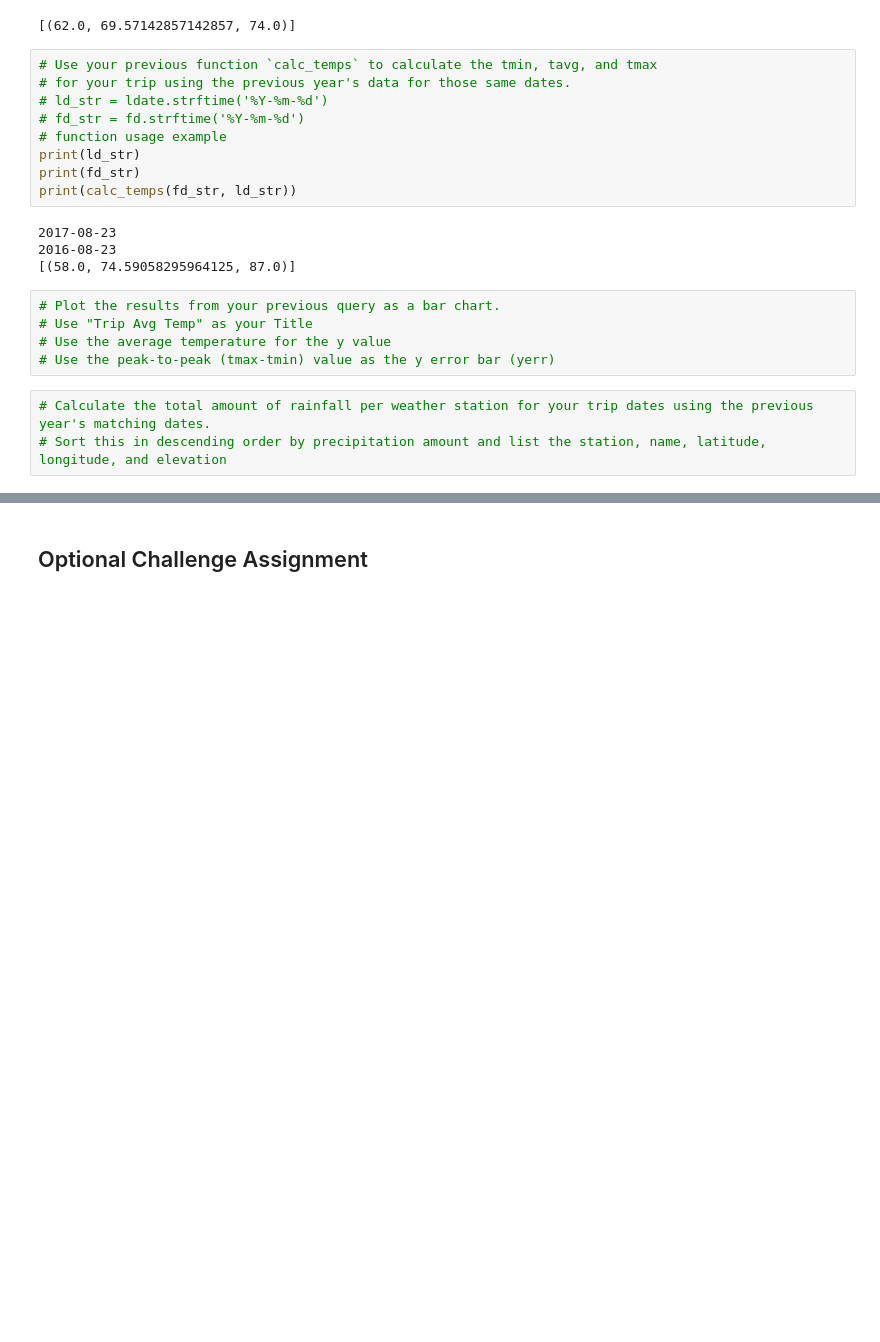
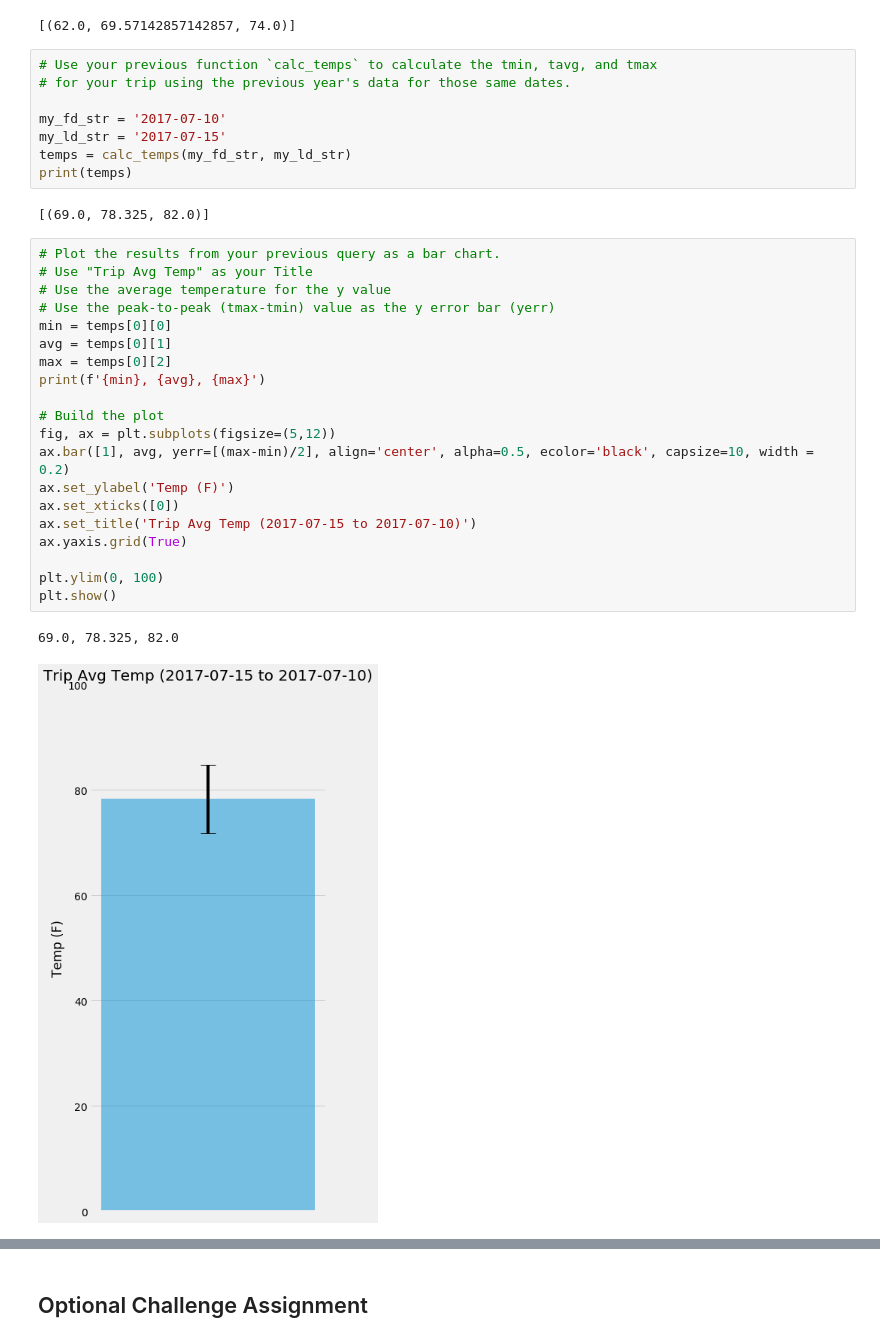
Before and after one commit to ddurnell/sqlalchemy-challenge, a Jupyter notebook: climate_starter.ipynb, the cells around one changed output, grey strips where cells are left out. Cells and saved outputs as stored; diff of their text form; blank space fills up the shorter version.

```diff
--- a/climate_starter.ipynb
+++ b/climate_starter.ipynb
@@ -258,21 +285,33 @@ print(calc_temps('2012-02-28', '2012-03-05'))
 # %%
 # Use your previous function `calc_temps` to calculate the tmin, tavg, and tmax
 # for your trip using the previous year's data for those same dates.
-# ld_str = ldate.strftime('%Y-%m-%d')
-# fd_str = fd.strftime('%Y-%m-%d')
-# function usage example
-print(ld_str)
-print(fd_str)
-print(calc_temps(fd_str, ld_str))
+
+my_fd_str = '2017-07-10'
+my_ld_str = '2017-07-15'
+temps = calc_temps(my_fd_str, my_ld_str)
+print(temps)
 # %% [output]
-2017-08-23
-2016-08-23
-[(58.0, 74.59058295964125, 87.0)]
+[(69.0, 78.325, 82.0)]
 # %%
 # Plot the results from your previous query as a bar chart.
 # Use "Trip Avg Temp" as your Title
 # Use the average temperature for the y value
 # Use the peak-to-peak (tmax-tmin) value as the y error bar (yerr)
+min = temps[0][0]
+avg = temps[0][1]
+max = temps[0][2]
+print(f'{min}, {avg}, {max}')
+
+# Build the plot
+fig, ax = plt.subplots(figsize=(5,12))
+ax.bar([1], avg, yerr=[(max-min)/2], align='center', alpha=0.5, ecolor='black', capsize=10, width = 0.2)
+ax.set_ylabel('Temp (F)')
+ax.set_xticks([0])
+ax.set_title('Trip Avg Temp (2017-07-15 to 2017-07-10)')
+ax.yaxis.grid(True)
+
+plt.ylim(0, 100)
+plt.show()
+# %% [output]
+69.0, 78.325, 82.0
+[figure, added]
-# %%
-# Calculate the total amount of rainfall per weather station for your trip dates using the previous year's matching dates.
-# Sort this in descending order by precipitation amount and list the station, name, latitude, longitude, and elevation
```
Also changed, not shown: parts of 7 cells of this notebook.
